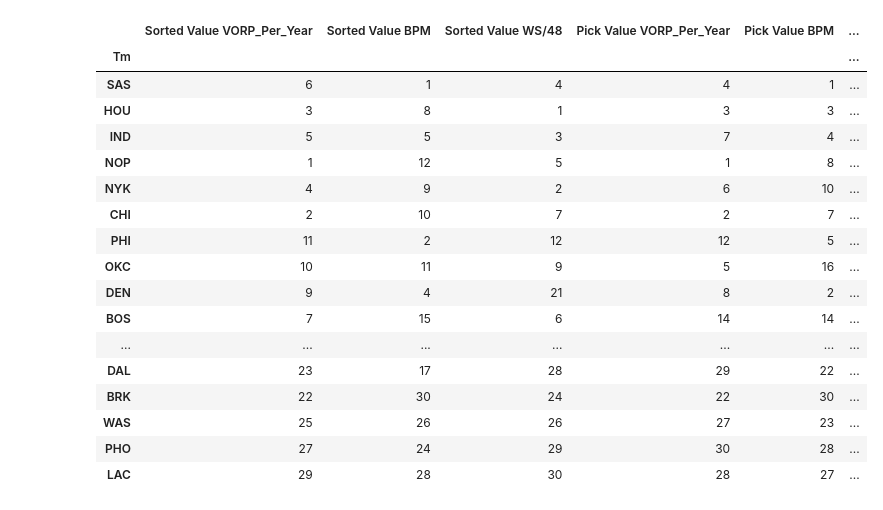
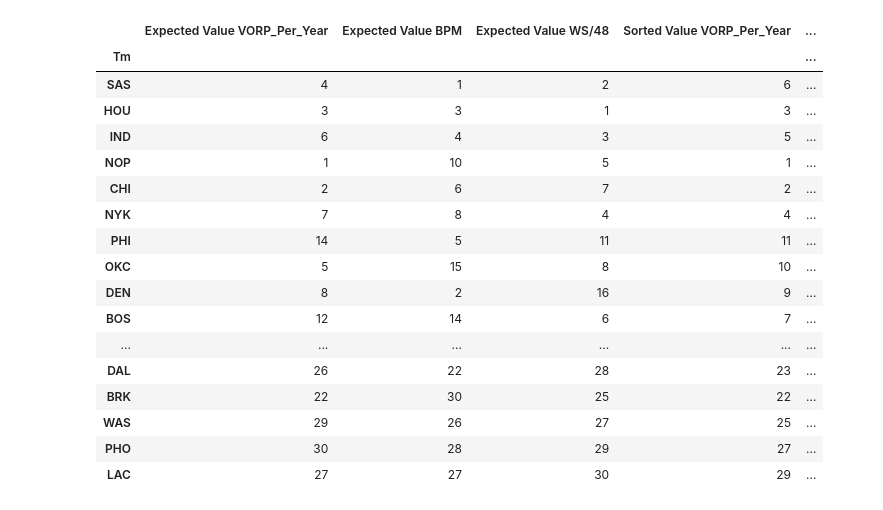
Before and after one commit to mattignal/NBADraftTeamComparison, a Jupyter notebook: Combined_Metrics.ipynb, the cells around one changed output. Cells and saved outputs as stored; diff of their text form; code cells hidden in the pictures.

```diff
--- a/Combined_Metrics.ipynb
+++ b/Combined_Metrics.ipynb
@@ -1,43 +1,45 @@
 # %%
 import pandas as pd
 import numpy as np
 import lib
 
 # Read data and limit to 2003 to 2015
 df = pd.DataFrame.from_csv('data.csv')
 beg_year = 2003
 end_year = 2016
 
 df = df.loc[(df['Year'] >= beg_year) & (df['Year'] < end_year)]
 
 metrics = ['VORP_Per_Year', 'BPM', 'WS/48']
 
 results = []
 for i in metrics:
+    results.append(lib.expected_value(df, i))
+for i in metrics:
     results.append(lib.sorted_value(df, i))
 for i in metrics:
     results.append(lib.pick_value(df, i, beg_year, end_year))
 results2 = pd.concat(results, axis=1)
 results2 = results2.rank(ascending=False)
 results2['Avg_Rank'] = results2.mean(axis=1)
 results2['Final_Rank'] = results2['Avg_Rank'].rank().astype(int)
 results2.sort_values(by='Final_Rank').style.background_gradient(cmap='RdYlGn_r', high=.2, low=.6)
 # %% [output]
-|  | Sorted Value VORP_Per_Year | Sorted Value BPM | Sorted Value WS/48 | Pick Value VORP_Per_Year | Pick Value BPM | ... |
-| Tm |  |  |  |  |  | ... |
-| SAS | 6 | 1 | 4 | 4 | 1 | ... |
-| HOU | 3 | 8 | 1 | 3 | 3 | ... |
-| IND | 5 | 5 | 3 | 7 | 4 | ... |
-| NOP | 1 | 12 | 5 | 1 | 8 | ... |
-| NYK | 4 | 9 | 2 | 6 | 10 | ... |
-| CHI | 2 | 10 | 7 | 2 | 7 | ... |
-| PHI | 11 | 2 | 12 | 12 | 5 | ... |
-| OKC | 10 | 11 | 9 | 5 | 16 | ... |
-| DEN | 9 | 4 | 21 | 8 | 2 | ... |
-| BOS | 7 | 15 | 6 | 14 | 14 | ... |
-| ... | ... | ... | ... | ... | ... | ... |
-| DAL | 23 | 17 | 28 | 29 | 22 | ... |
-| BRK | 22 | 30 | 24 | 22 | 30 | ... |
-| WAS | 25 | 26 | 26 | 27 | 23 | ... |
-| PHO | 27 | 24 | 29 | 30 | 28 | ... |
-| LAC | 29 | 28 | 30 | 28 | 27 | ... |
+|  | Expected Value VORP_Per_Year | Expected Value BPM | Expected Value WS/48 | Sorted Value VORP_Per_Year | ... |
+| Tm |  |  |  |  | ... |
+| SAS | 4 | 1 | 2 | 6 | ... |
+| HOU | 3 | 3 | 1 | 3 | ... |
+| IND | 6 | 4 | 3 | 5 | ... |
+| NOP | 1 | 10 | 5 | 1 | ... |
+| CHI | 2 | 6 | 7 | 2 | ... |
+| NYK | 7 | 8 | 4 | 4 | ... |
+| PHI | 14 | 5 | 11 | 11 | ... |
+| OKC | 5 | 15 | 8 | 10 | ... |
+| DEN | 8 | 2 | 16 | 9 | ... |
+| BOS | 12 | 14 | 6 | 7 | ... |
+| ... | ... | ... | ... | ... | ... |
+| DAL | 26 | 22 | 28 | 23 | ... |
+| BRK | 22 | 30 | 25 | 22 | ... |
+| WAS | 29 | 26 | 27 | 25 | ... |
+| PHO | 30 | 28 | 29 | 27 | ... |
+| LAC | 27 | 27 | 30 | 29 | ... |
```
Also changed, not shown: 4 other files.
